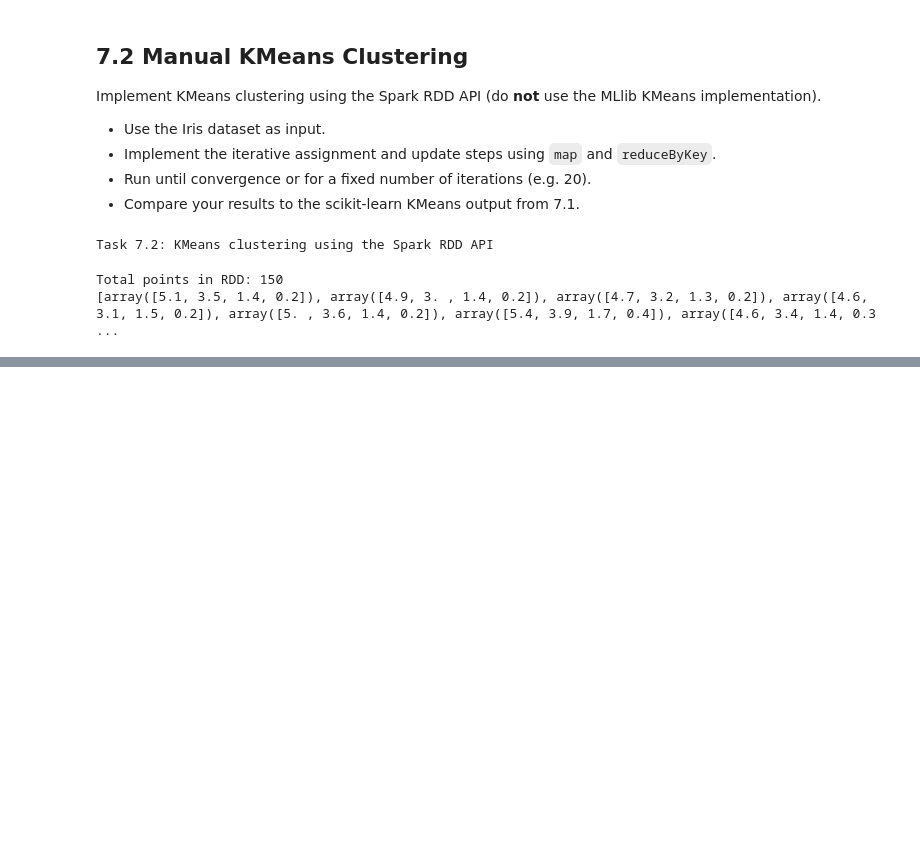
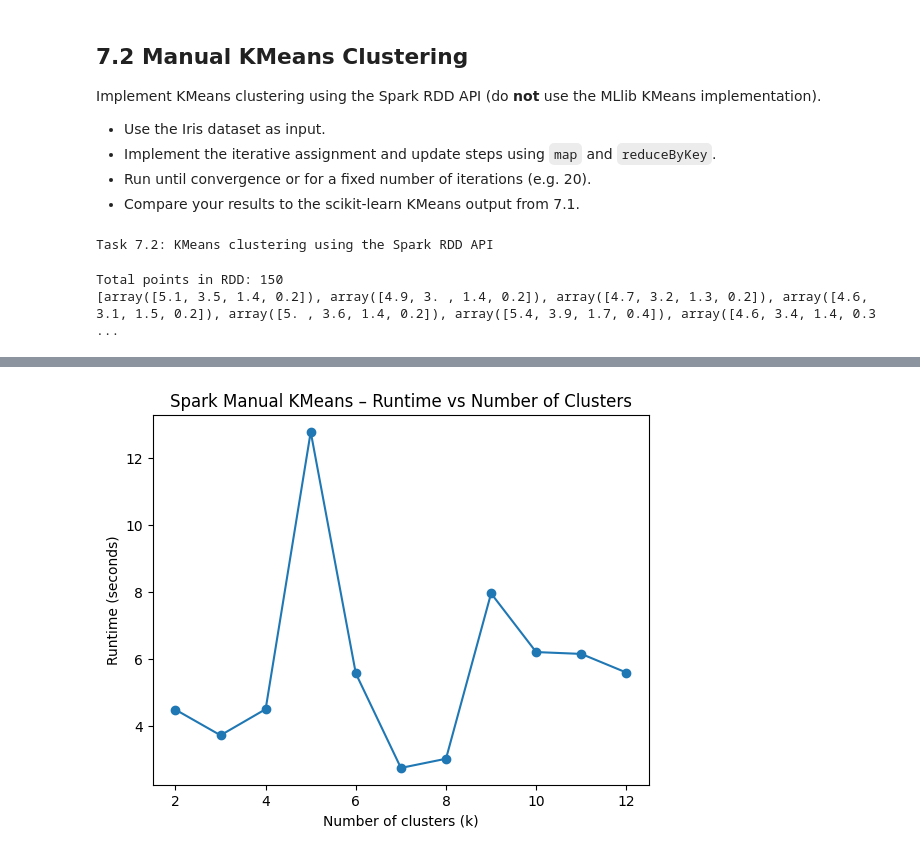
Before and after one commit to montassar03/AAML_Exercises, a Jupyter notebook: 06_KMeans/07_Kmeans.ipynb, the cells around one changed output, grey strips where cells are left out. Drawn from its saved outputs; the diff is of its cells as text; code cells hidden in the pictures; blank space fills up the shorter version.

```diff
--- a/06_KMeans/07_Kmeans.ipynb
+++ b/06_KMeans/07_Kmeans.ipynb
@@ -172,9 +172,11 @@ def closest_point(point, centers):
     return best_index
 # %%
 # Initialise centroids
-K = 3           # number of clusters
+k_values = [2, 3, 4, 5, 6, 7, 8, 9, 10, 11, 12]         # number of clusters
 MAX_ITERS = 20  # same as task requirement
 CONV_DIST = 1e-4  # convergence threshold
+runtimes_spark = []
+results = {}
 
 # Pick K random points as starting centroids (like the GitHub example)
 centroids = kPoints = data_rdd.takeSample(False, K, 1)
@@ -258,0 +271,9 @@ centroids = [np.array(X[i]) for i in initial_indices]
+# %%
+# runtime plot
+plt.plot(k_values, runtimes_spark, marker='o')
+plt.xlabel("Number of clusters (k)")
+plt.ylabel("Runtime (seconds)")
+plt.title("Spark Manual KMeans – Runtime vs Number of Clusters")
+plt.show()
+# %% [output]
+[figure, added]
```
Also changed, not shown: parts of 4 cells of this notebook.
